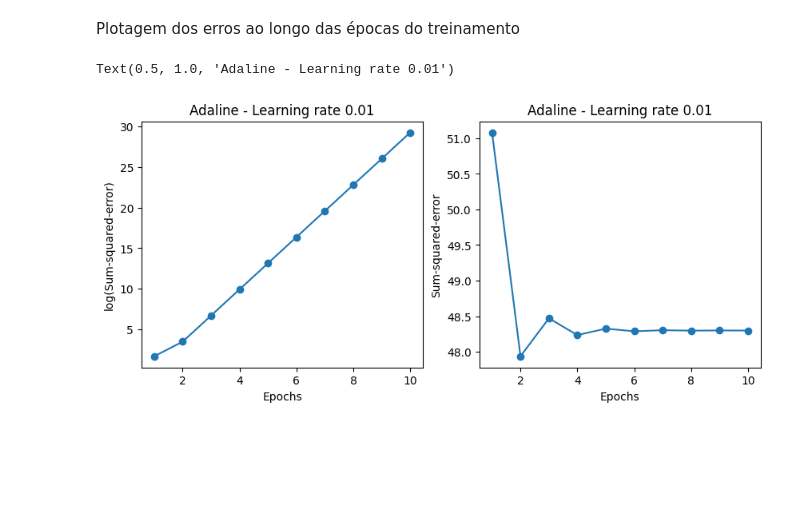
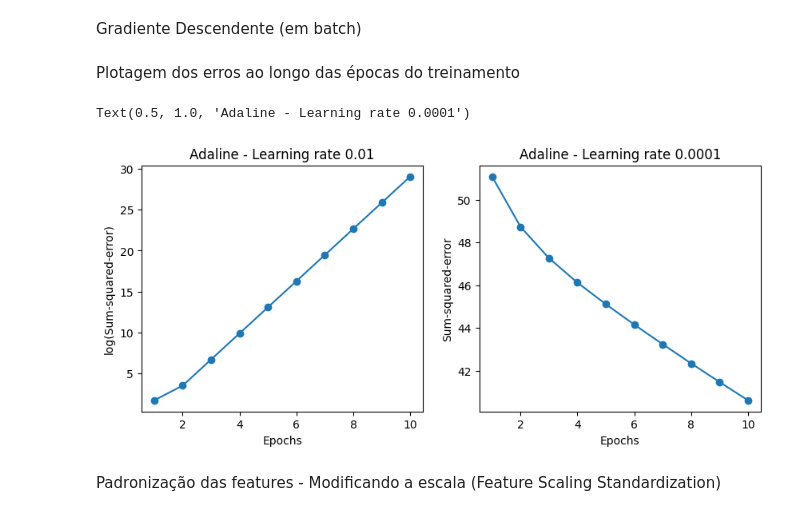
Before and after one commit to Dexduo/perceptron_learning_algorithm, a Jupyter notebook: Part_2/adaline_adaptive_linear_neuron.ipynb, the cells around one changed output. Drawn from its saved outputs; the diff is of its cells as text; code cells hidden in the pictures; blank space fills up the shorter version.

```diff
--- a/Part_2/adaline_adaptive_linear_neuron.ipynb
+++ b/Part_2/adaline_adaptive_linear_neuron.ipynb
@@ -1,3 +1,5 @@
+# %% [markdown]
+Gradiente Descendente (em batch)
 # %%
 import numpy as np
 import pandas as pd
@@ -55,8 +57,8 @@ class AdalineGD(object): #adaline gradienst descent
             net_input = self.net_input(X)
             output = self.activation(net_input)
             errors = (y - output)
-            self.w_[1:] = self.eta * X.T.dot(errors)
-            self.w_[0] = self.eta * errors.sum()
+            self.w_[1:] += self.eta * X.T.dot(errors)
+            self.w_[0] += self.eta * errors.sum()
             cost = (errors**2).sum() / 2.0
             self.cost_.append(cost)
 
@@ -89,19 +91,21 @@ Plotagem dos erros ao longo das épocas do treinamento
 # %%
 fig, ax = plt.subplots(nrows=1, ncols=2, figsize=(10, 4))
 
 ada1 = AdalineGD(n_iter=10, eta=0.01).fit(X, y)
 
 ax[0].plot(np.array(range(1, len(ada1.cost_)+1)), np.log10(ada1.cost_), marker='o')
 ax[0].set_xlabel('Epochs')
 ax[0].set_ylabel('log(Sum-squared-error)')
 ax[0].set_title('Adaline - Learning rate 0.01')
 
 ada2 = AdalineGD(n_iter=10, eta=0.0001).fit(X, y)
 
 ax[1].plot( np.array(range(1, len(ada2.cost_)+1)), ada2.cost_, marker='o' )
 ax[1].set_xlabel('Epochs')
 ax[1].set_ylabel('Sum-squared-error')
-ax[1].set_title('Adaline - Learning rate 0.01')
+ax[1].set_title('Adaline - Learning rate 0.0001')
 # %% [output]
-Text(0.5, 1.0, 'Adaline - Learning rate 0.01')
+Text(0.5, 1.0, 'Adaline - Learning rate 0.0001')
-[figure, old version]
+[figure, new version]
+# %% [markdown]
+Padronização das features - Modificando a escala (Feature Scaling Standardization)
```
Also changed, not shown: parts of 4 cells of this notebook, 1 other file.
